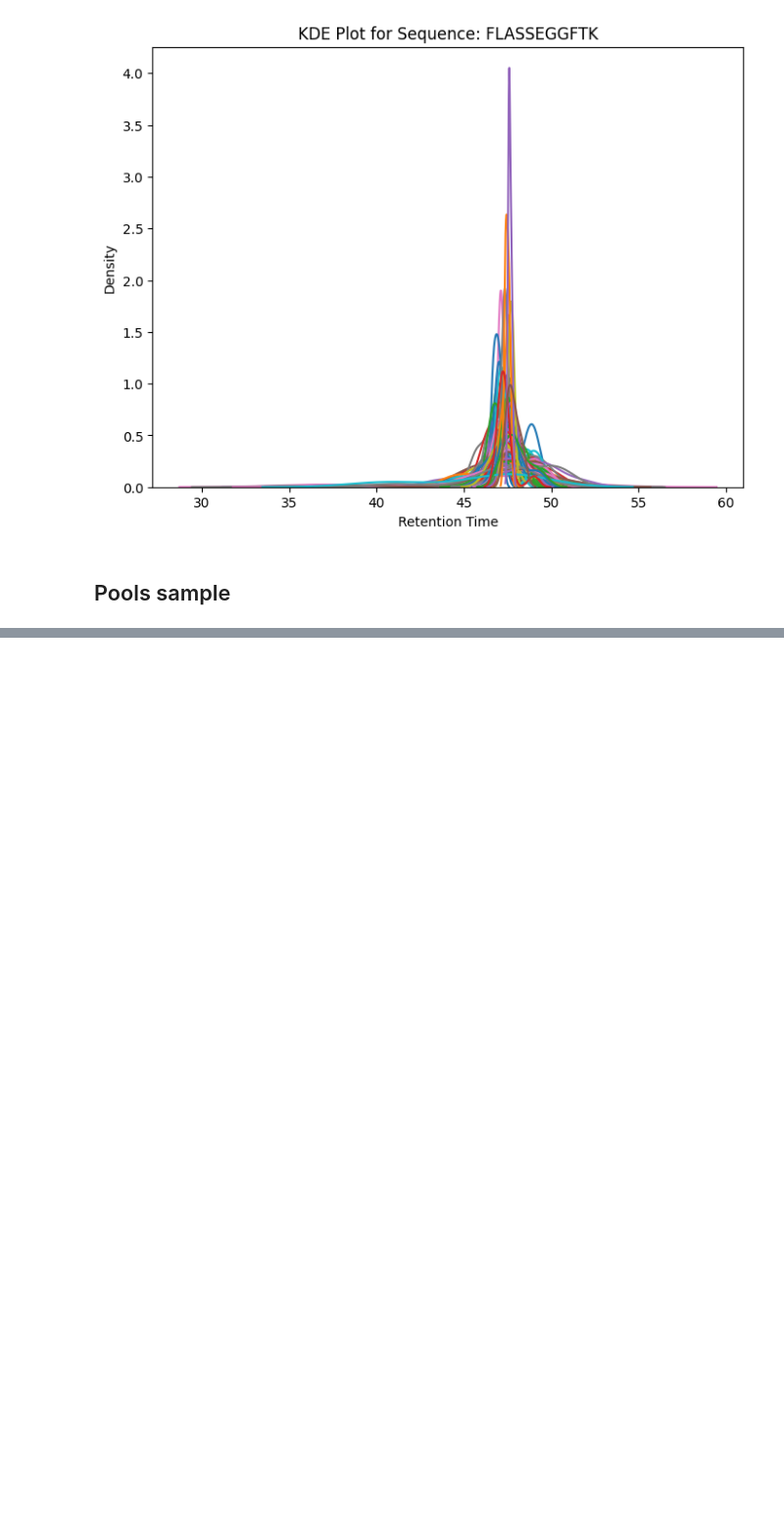
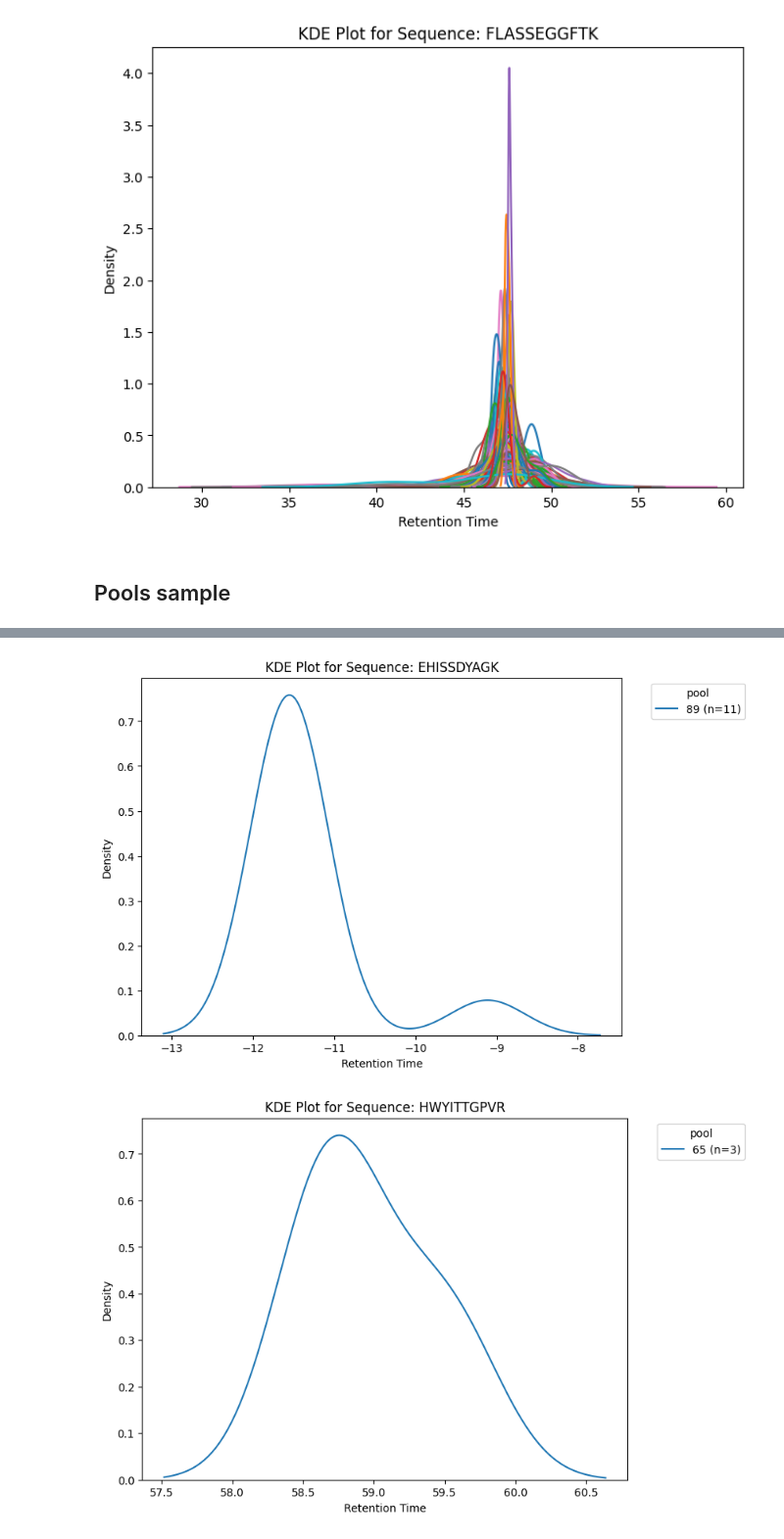
Before and after one commit to WannesLamberts/Thesis-retention-time, a Jupyter notebook: dataset_exploration.ipynb, the cells around one changed output, grey strips where cells are left out. Shown at 98% size. Saved outputs shown, nothing was run; the diff lists cells and outputs as text; code cells hidden in the pictures; blank space fills up the shorter version.

```diff
--- a/dataset_exploration.ipynb
+++ b/dataset_exploration.ipynb
@@ -292,0 +296,3 @@ plot_kde_dictionary(dic_pool,"pool")
+# %%
+selected = unique_pools_per_sequence[(unique_pools_per_sequence["Unique pools"] >= 10) & (unique_pools_per_sequence["Unique pools"] <= 30)]["Modified sequence"]
+selected
@@ -292,0 +308,10 @@ plot_kde_dictionary(dic_pool,"pool")
+# %%
+selected = df[df['Modified sequence'].isin(selected)]
+# %%
+group_by_pool = selected.groupby(['Modified sequence', 'pool'])['iRT'].apply(list).to_dict()
+# %%
+dic_pool = convert_dictionary_plotting(group_by_pool)
+plot_kde_dictionary(dic_pool,3,"pool")
+# %% [output]
+[figure, added]
+[figure, added]
```
Also changed, not shown: parts of 11 cells of this notebook.
